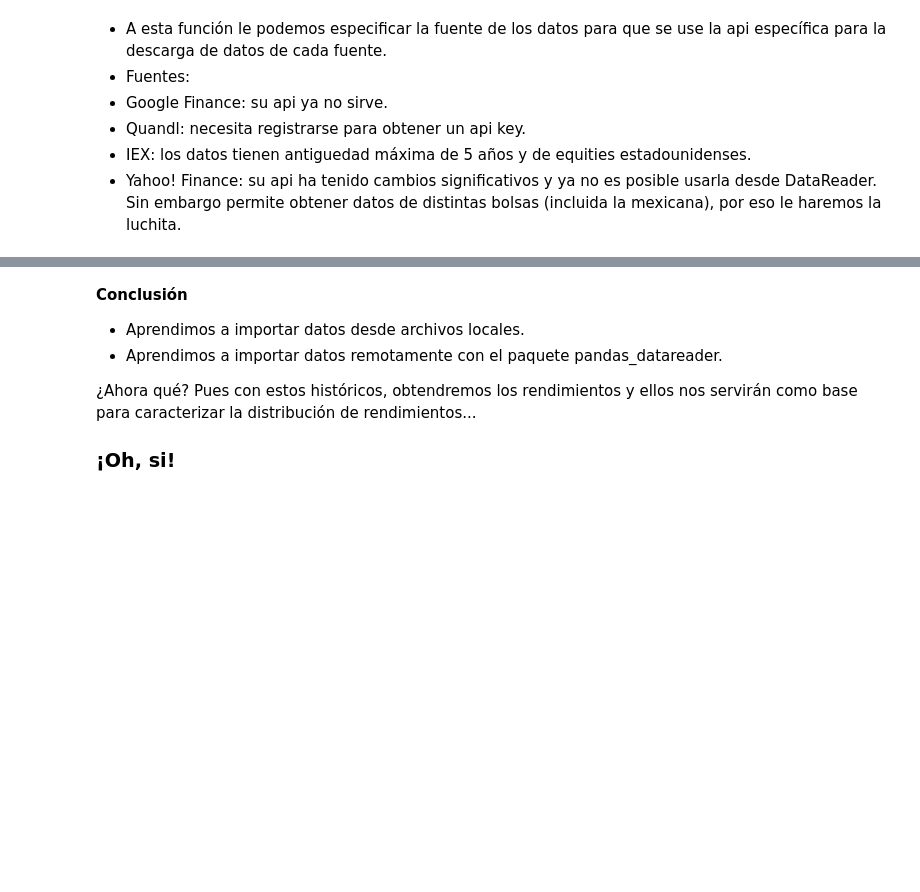
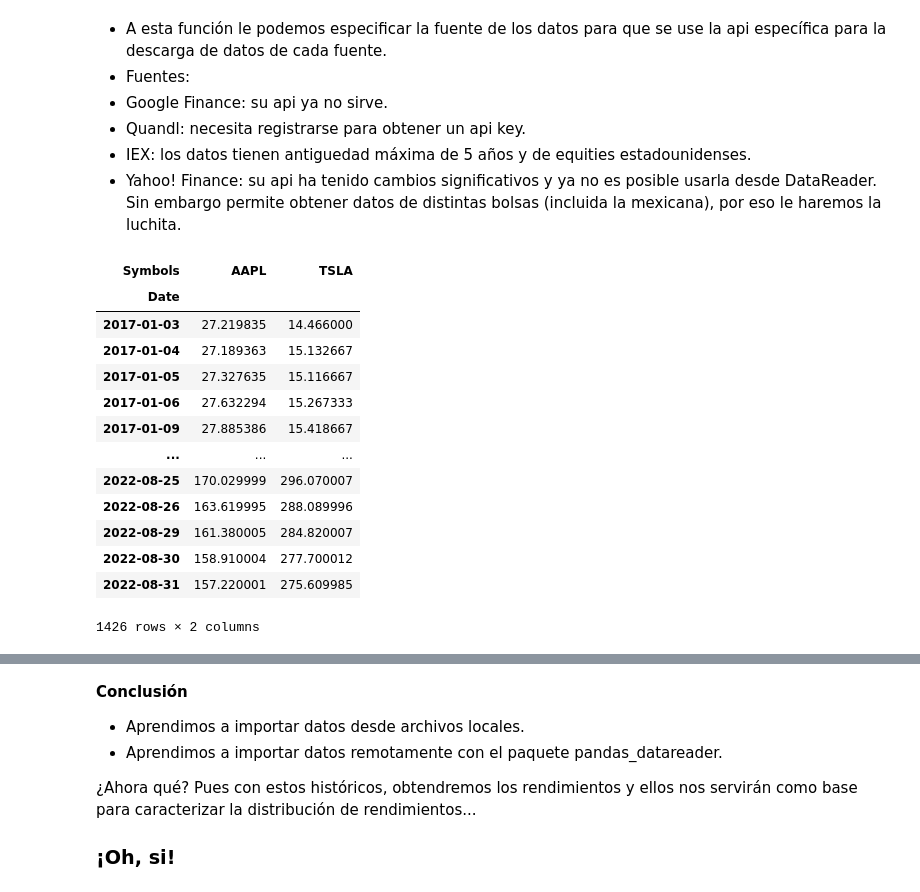
Before and after one commit to esjimenezro/porinvo2022, a Jupyter notebook: Modulo1/Clase4_DescargaHistoricos.ipynb, the cells around one changed output, grey strips where cells are left out. Cells and saved outputs as stored; diff of their text form; code cells hidden in the pictures; blank space fills up the shorter version.

```diff
--- a/Modulo1/Clase4_DescargaHistoricos.ipynb
+++ b/Modulo1/Clase4_DescargaHistoricos.ipynb
@@ -230,2 +247,25 @@ El módulo data del paquete pandas_datareader contiene la funcion `DataReader`:
+# %%
+# Ejemplo yahoo
+closes = web.DataReader(
+    name=['AAPL', 'TSLA'],
+    data_source='yahoo',
+    start='2017-01-01'
+)['Adj Close']
+closes
+# %% [output]
+| Symbols | AAPL | TSLA |
+| Date |  |  |
+| 2017-01-03 | 27.219835 | 14.466000 |
+| 2017-01-04 | 27.189363 | 15.132667 |
+| 2017-01-05 | 27.327635 | 15.116667 |
+| 2017-01-06 | 27.632294 | 15.267333 |
+| 2017-01-09 | 27.885386 | 15.418667 |
+| ... | ... | ... |
+| 2022-08-25 | 170.029999 | 296.070007 |
+| 2022-08-26 | 163.619995 | 288.089996 |
+| 2022-08-29 | 161.380005 | 284.820007 |
+| 2022-08-30 | 158.910004 | 277.700012 |
+| 2022-08-31 | 157.220001 | 275.609985 |
+1426 rows × 2 columns
 # %%
 # Precios ajustados en el cierre
```
Also changed, not shown: parts of 7 cells of this notebook, 1 other file.
